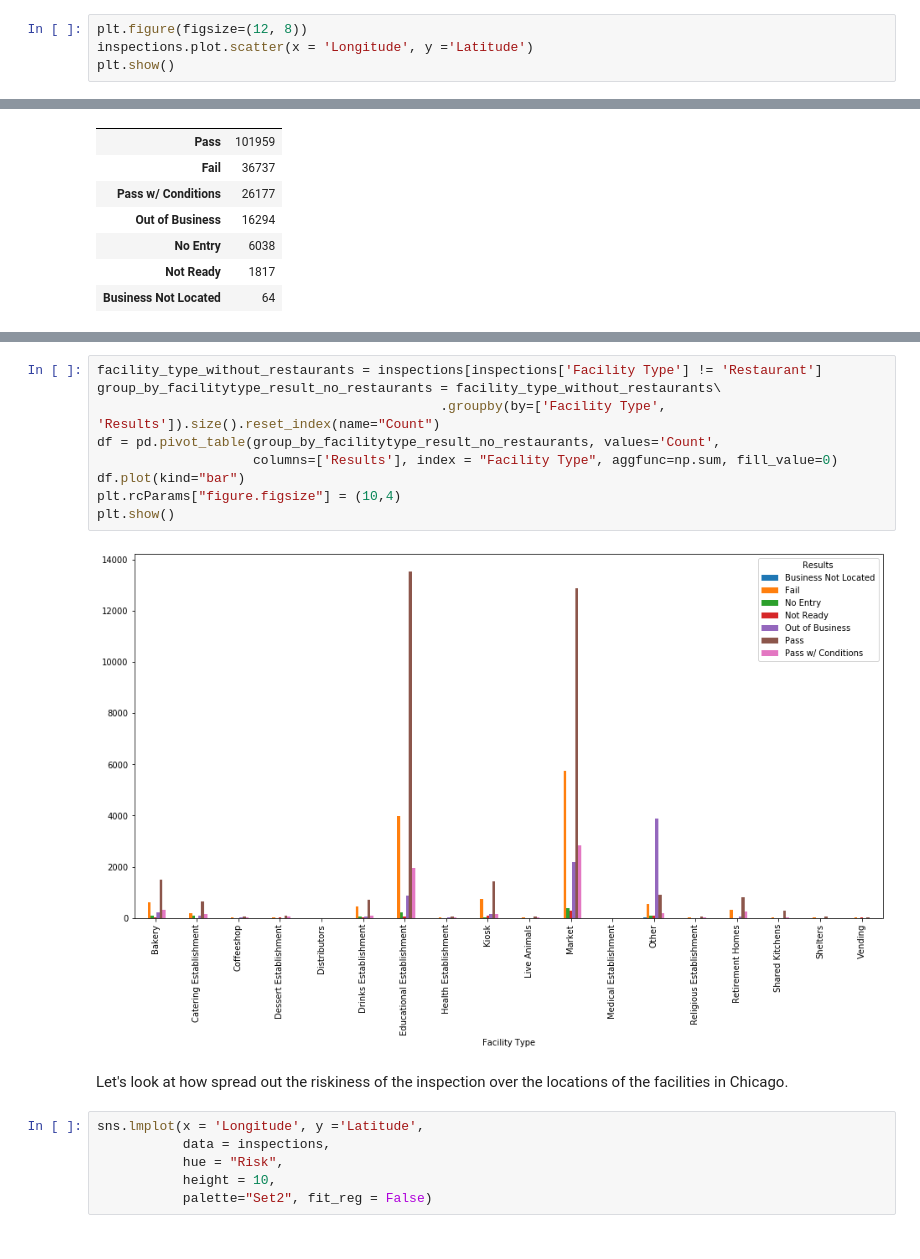
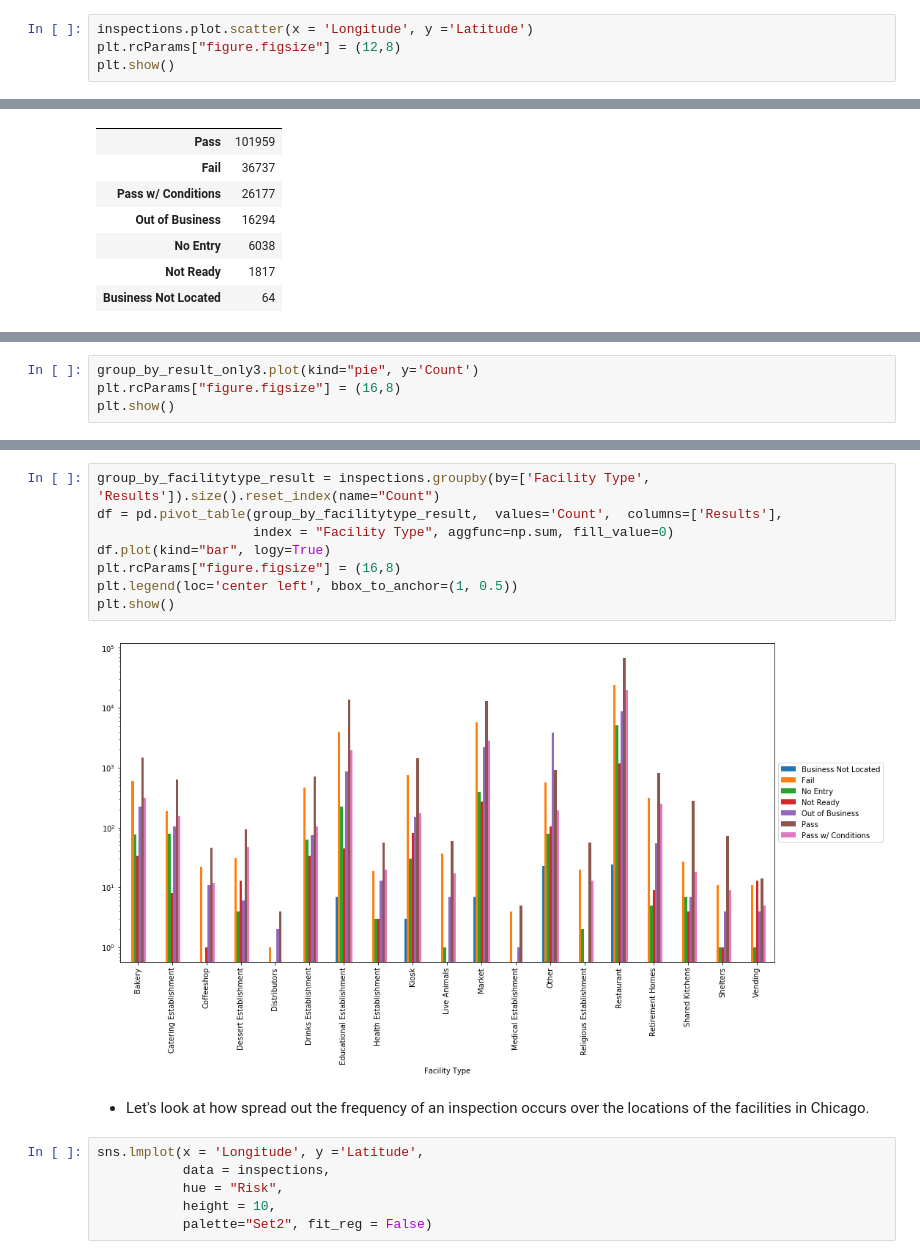
Before and after one commit to aaag97/ada-2019-project-databusters, a Jupyter notebook: Exploratory Data Analysis CFI.ipynb, the cells around one changed output, grey strips where cells are left out. Cells and saved outputs as stored; diff of their text form.

```diff
--- a/Exploratory Data Analysis CFI.ipynb
+++ b/Exploratory Data Analysis CFI.ipynb
@@ -65,5 +65,5 @@ Let's look at the locations of each facility type in the CFI data by ploting the
 # %%
-plt.figure(figsize=(12, 8))
 inspections.plot.scatter(x = 'Longitude', y ='Latitude')
+plt.rcParams["figure.figsize"] = (12,8)
 plt.show()
 # %% [output]
@@ -146,0 +140,4 @@ group_by_result[:3]
+# %%
+group_by_result_only3.plot(kind="pie", y='Count')
+plt.rcParams["figure.figsize"] = (16,8)
+plt.show()
@@ -160,16 +162,15 @@ To see the scale of facility types better we examine by removing the Restaurants
 # %%
-facility_type_without_restaurants = inspections[inspections['Facility Type'] != 'Restaurant']
-group_by_facilitytype_result_no_restaurants = facility_type_without_restaurants\
-                                            .groupby(by=['Facility Type', 'Results']).size().reset_index(name="Count")
-df = pd.pivot_table(group_by_facilitytype_result_no_restaurants, values='Count',
-                    columns=['Results'], index = "Facility Type", aggfunc=np.sum, fill_value=0)
-df.plot(kind="bar")
-plt.rcParams["figure.figsize"] = (10,4)
+group_by_facilitytype_result = inspections.groupby(by=['Facility Type', 'Results']).size().reset_index(name="Count")
+df = pd.pivot_table(group_by_facilitytype_result,  values='Count',  columns=['Results'],
+                    index = "Facility Type", aggfunc=np.sum, fill_value=0)
+df.plot(kind="bar", logy=True)
+plt.rcParams["figure.figsize"] = (16,8)
+plt.legend(loc='center left', bbox_to_anchor=(1, 0.5))
 plt.show()
 # %% [output]
-[figure, old version]
+[figure, new version]
 # %% [markdown]
-Let's look at how spread out the riskiness of the inspection over the locations of the facilities in Chicago.
+- Let's look at how spread out the frequency of an inspection occurs over the locations of the facilities in Chicago.
 # %%
 sns.lmplot(x = 'Longitude', y ='Latitude',
            data = inspections,
```
Also changed, not shown: parts of 25 cells of this notebook.
